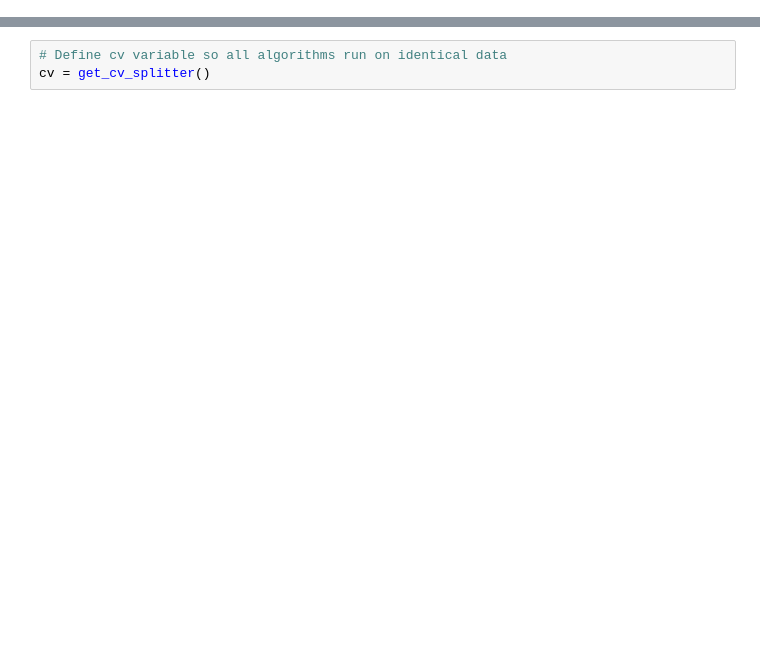
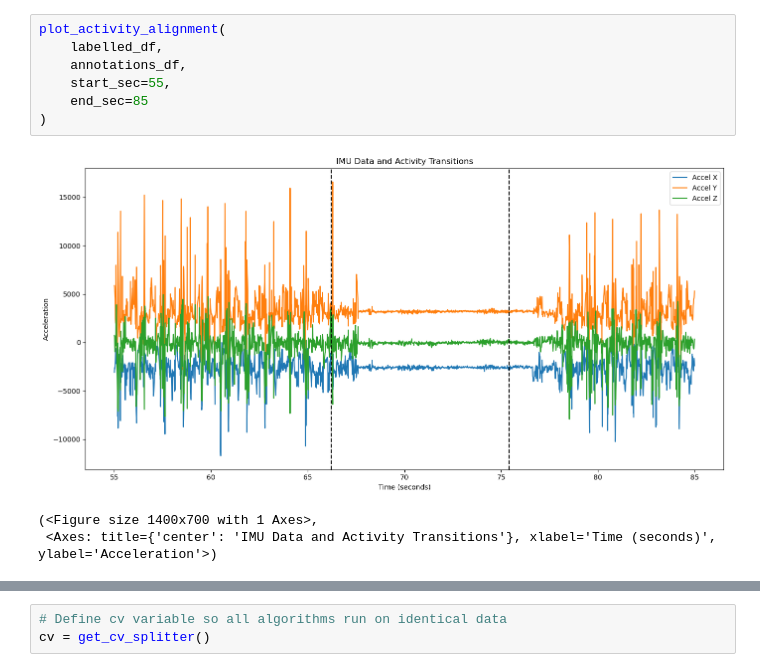
Before and after one commit to spagboolean-gif/cosc102_ass3, a Jupyter notebook: data_analysis.ipynb, the cells around one changed output, grey strips where cells are left out. Cells and saved outputs as stored; diff of their text form; blank space fills up the shorter version.

Commit message:
Fix IMU alignment and add visualizations + correct some documentation

```diff
--- a/data_analysis.ipynb
+++ b/data_analysis.ipynb
@@ -37,0 +73,11 @@ labelled_df.head()
+# %%
+plot_activity_alignment(
+    labelled_df,
+    annotations_df,
+    start_sec=55,
+    end_sec=85
+)
+# %% [output]
+[figure, added]
+(<Figure size 1400x700 with 1 Axes>,
+ <Axes: title={'center': 'IMU Data and Activity Transitions'}, xlabel='Time (seconds)', ylabel='Acceleration'>)
```
Also changed, not shown: parts of 21 cells of this notebook, 2 other files.
